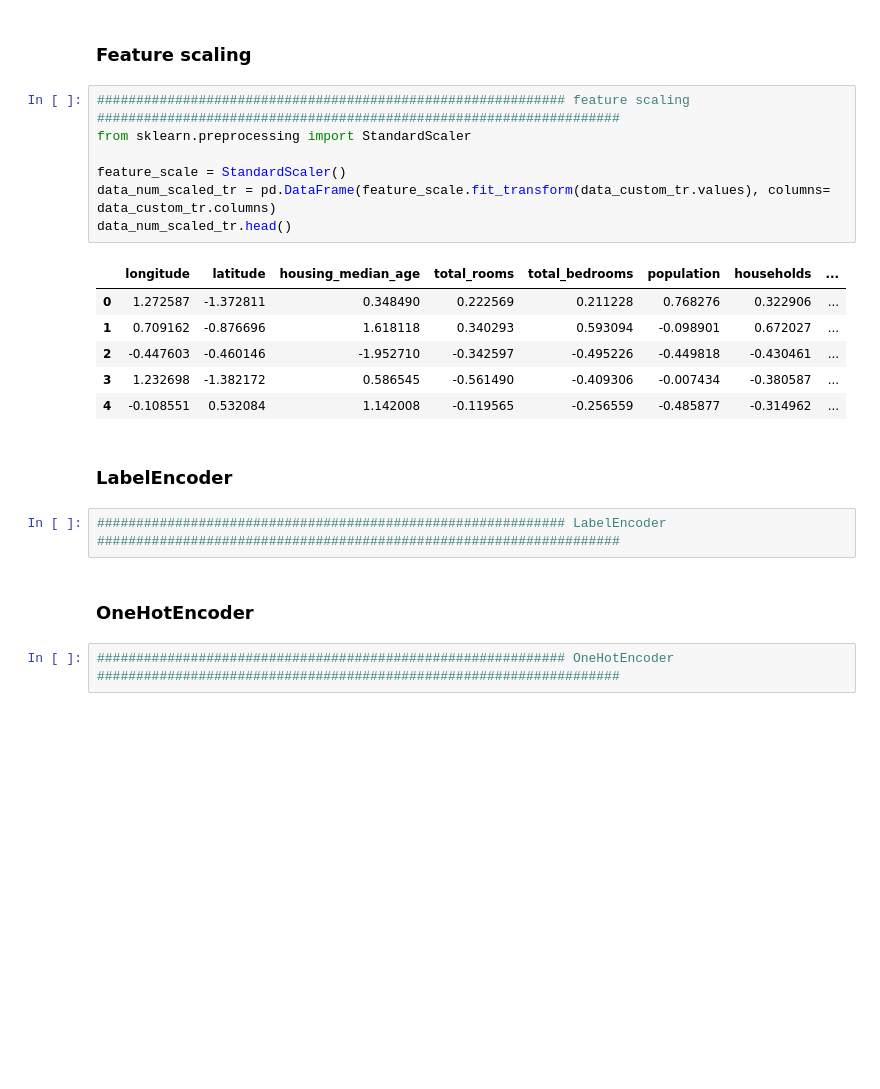
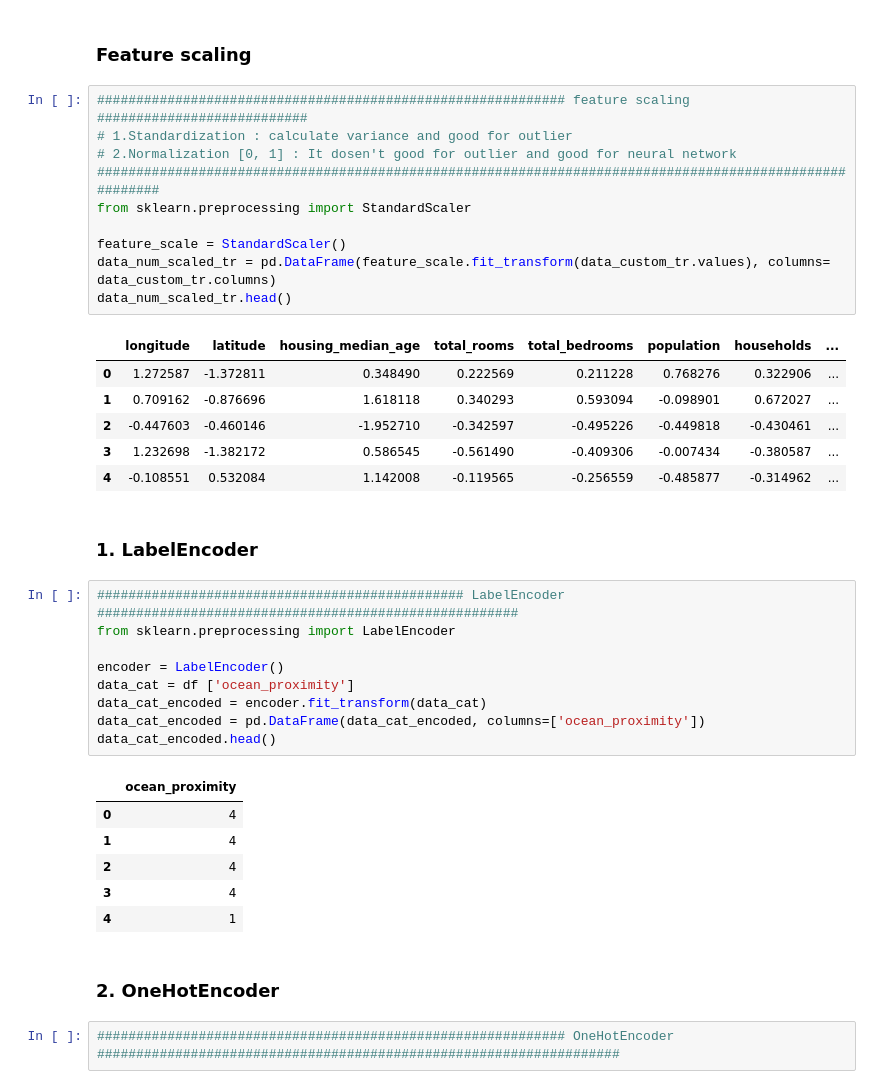
Before and after one commit to Naderiii/Housing_ML_Project, a Jupyter notebook: housing.ipynb, the cells around one changed output. Cells and saved outputs as stored; diff of their text form; blank space fills up the shorter version.

Commit message:
LabelEncoder

```diff
--- a/housing.ipynb
+++ b/housing.ipynb
@@ -268,7 +270,10 @@ data_custom_tr.head()
 # %% [markdown]
 ### Feature scaling
 # %%
-############################################################ feature scaling ###################################################################
+############################################################ feature scaling ###########################
+# 1.Standardization : calculate variance and good for outlier
+# 2.Normalization [0, 1] : It dosen't good for outlier and good for neural network
+########################################################################################################
 from sklearn.preprocessing import StandardScaler
 
 feature_scale = StandardScaler()
@@ -282,10 +287,24 @@ data_num_scaled_tr.head()
 | 3 | 1.232698 | -1.382172 | 0.586545 | -0.561490 | -0.409306 | -0.007434 | -0.380587 | ... |
 | 4 | -0.108551 | 0.532084 | 1.142008 | -0.119565 | -0.256559 | -0.485877 | -0.314962 | ... |
 # %% [markdown]
-### LabelEncoder
+### 1. LabelEncoder
-# %%
-############################################################ LabelEncoder ###################################################################
+# %%
+############################################### LabelEncoder ######################################################
+from sklearn.preprocessing import LabelEncoder
+
+encoder = LabelEncoder()
+data_cat = df ['ocean_proximity']
+data_cat_encoded = encoder.fit_transform(data_cat)
+data_cat_encoded = pd.DataFrame(data_cat_encoded, columns=['ocean_proximity'])
+data_cat_encoded.head()
+# %% [output]
+|  | ocean_proximity |
+| 0 | 4 |
+| 1 | 4 |
+| 2 | 4 |
+| 3 | 4 |
+| 4 | 1 |
 # %% [markdown]
-### OneHotEncoder
+### 2. OneHotEncoder
 # %%
 ############################################################ OneHotEncoder ###################################################################
```
Also changed, not shown: parts of 4 cells of this notebook.
